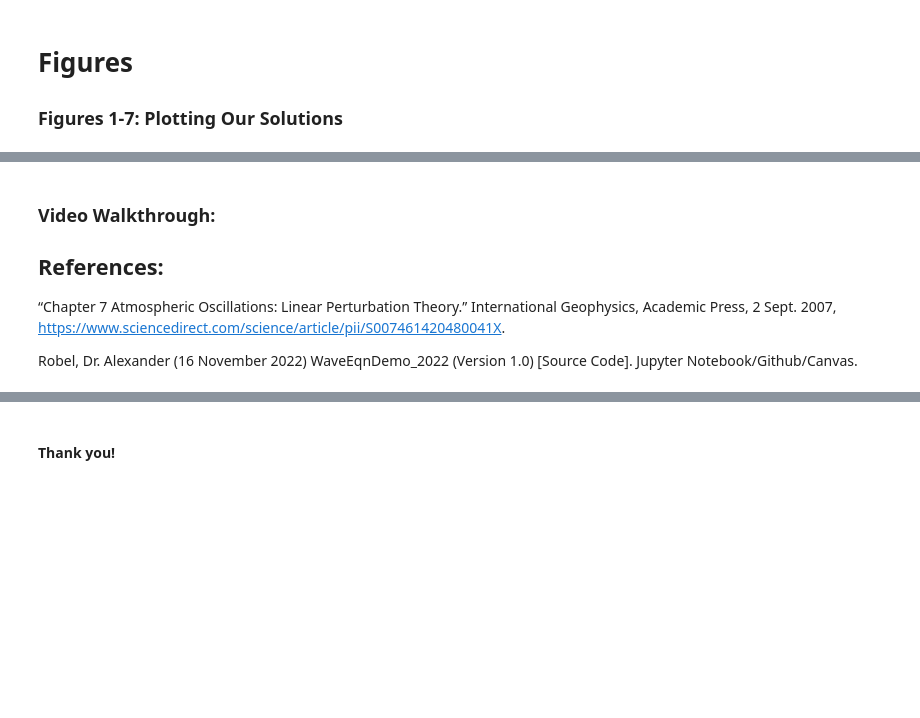
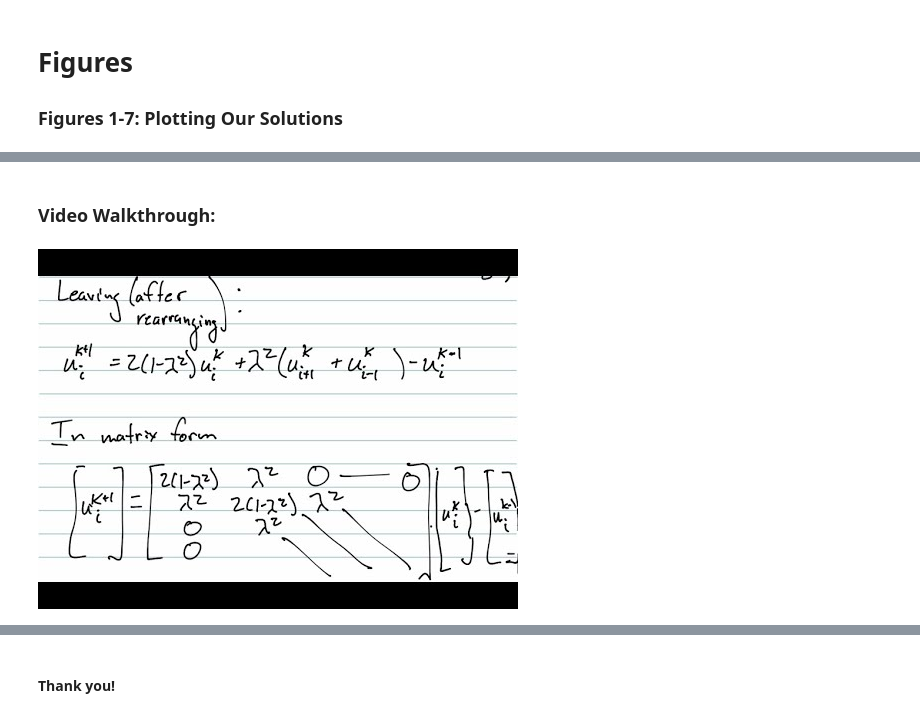
Before and after one commit to stumptavianroboclick/EAS-4610-Final-Project, a Jupyter notebook: EAS 4610 Final Project - Atmospheric Gravity Waves.ipynb, the cells around one changed output, grey strips where cells are left out. Saved outputs shown, nothing was run; the diff lists cells and outputs as text; code cells hidden in the pictures; blank space fills up the shorter version.

```diff
--- a/EAS 4610 Final Project - Atmospheric Gravity Waves.ipynb
+++ b/EAS 4610 Final Project - Atmospheric Gravity Waves.ipynb
@@ -440,6 +440,7 @@ plt.legend()
 # %% [markdown]
 ### Video Walkthrough:
-## References:
-“Chapter 7 Atmospheric Oscillations: Linear Perturbation Theory.” International Geophysics, Academic Press, 2 Sept. 2007, https://www.sciencedirect.com/science/article/pii/S007461420480041X.
-
-Robel, Dr. Alexander (16 November 2022) WaveEqnDemo_2022 (Version 1.0) [Source Code]. Jupyter Notebook/Github/Canvas.
+# %%
+video = YouTubeVideo("2lhDeWPlq-E")
+display(video)
+# %% [output]
+[figure, added]
```
Also changed, not shown: parts of 11 cells of this notebook.
